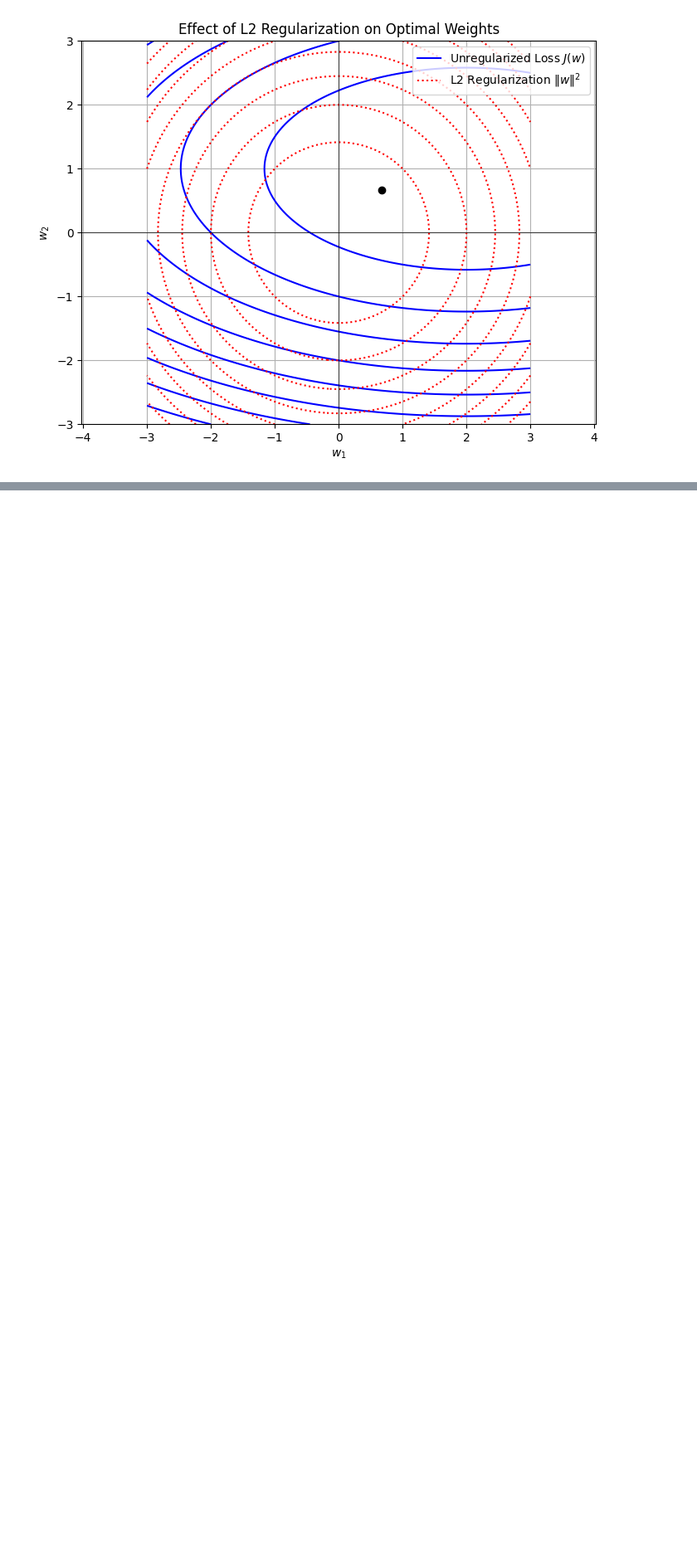
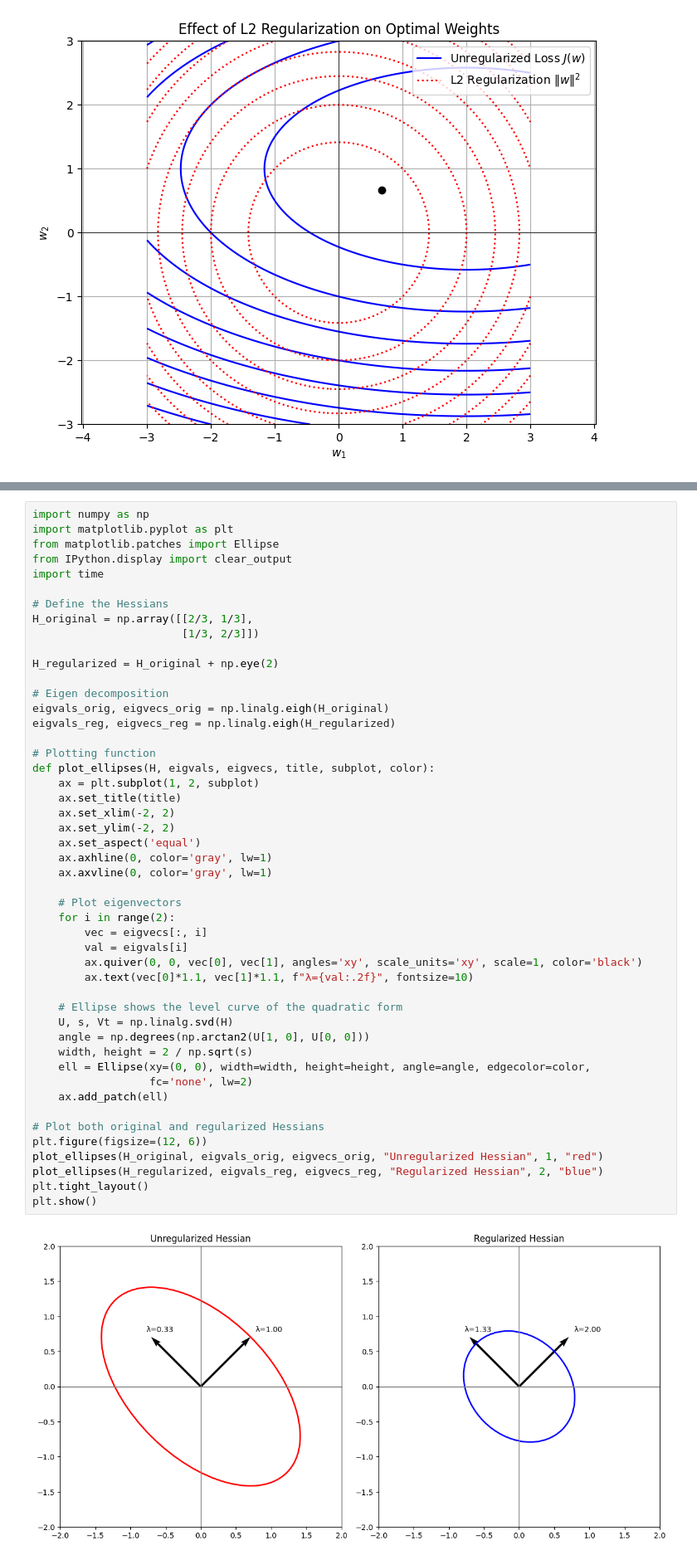
Before and after one commit to Shaik-Amaan-Ahmed/statistics, a Jupyter notebook: ml/lin-reg.ipynb, the cells around one changed output, grey strips where cells are left out. Shown at 83% size. Cells and saved outputs as stored; diff of their text form; blank space fills up the shorter version.

```diff
--- a/ml/lin-reg.ipynb
+++ b/ml/lin-reg.ipynb
@@ -685,0 +738,50 @@ plt.show()
+# %%
+import numpy as np
+import matplotlib.pyplot as plt
+from matplotlib.patches import Ellipse
+from IPython.display import clear_output
+import time
+
+# Define the Hessians
+H_original = np.array([[2/3, 1/3],
+                       [1/3, 2/3]])
+
+H_regularized = H_original + np.eye(2)
+
+# Eigen decomposition
+eigvals_orig, eigvecs_orig = np.linalg.eigh(H_original)
+eigvals_reg, eigvecs_reg = np.linalg.eigh(H_regularized)
+
+# Plotting function
+def plot_ellipses(H, eigvals, eigvecs, title, subplot, color):
+    ax = plt.subplot(1, 2, subplot)
+    ax.set_title(title)
+    ax.set_xlim(-2, 2)
+    ax.set_ylim(-2, 2)
+    ax.set_aspect('equal')
+    ax.axhline(0, color='gray', lw=1)
+    ax.axvline(0, color='gray', lw=1)
+
+    # Plot eigenvectors
+    for i in range(2):
+        vec = eigvecs[:, i]
+        val = eigvals[i]
+        ax.quiver(0, 0, vec[0], vec[1], angles='xy', scale_units='xy', scale=1, color='black')
+        ax.text(vec[0]*1.1, vec[1]*1.1, f"λ={val:.2f}", fontsize=10)
+
+    # Ellipse shows the level curve of the quadratic form
+    U, s, Vt = np.linalg.svd(H)
+    angle = np.degrees(np.arctan2(U[1, 0], U[0, 0]))
+    width, height = 2 / np.sqrt(s)
+    ell = Ellipse(xy=(0, 0), width=width, height=height, angle=angle, edgecolor=color,
+                  fc='none', lw=2)
+    ax.add_patch(ell)
+
+# Plot both original and regularized Hessians
+plt.figure(figsize=(12, 6))
+plot_ellipses(H_original, eigvals_orig, eigvecs_orig, "Unregularized Hessian", 1, "red")
+plot_ellipses(H_regularized, eigvals_reg, eigvecs_reg, "Regularized Hessian", 2, "blue")
+plt.tight_layout()
+plt.show()
+# %% [output]
+[figure, added]
```
Also changed, not shown: parts of 1 cell of this notebook, 1 other file.
